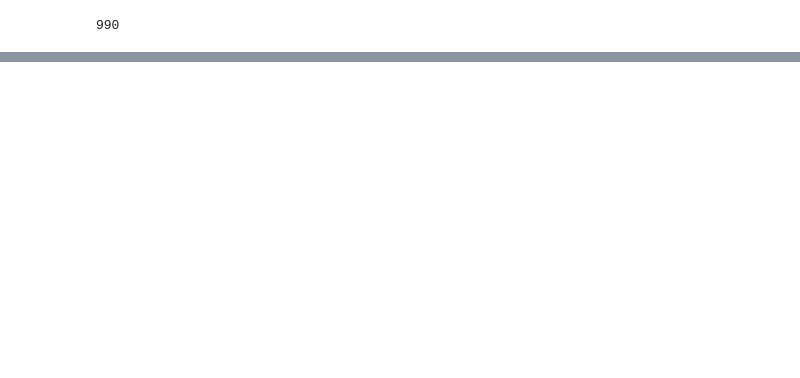
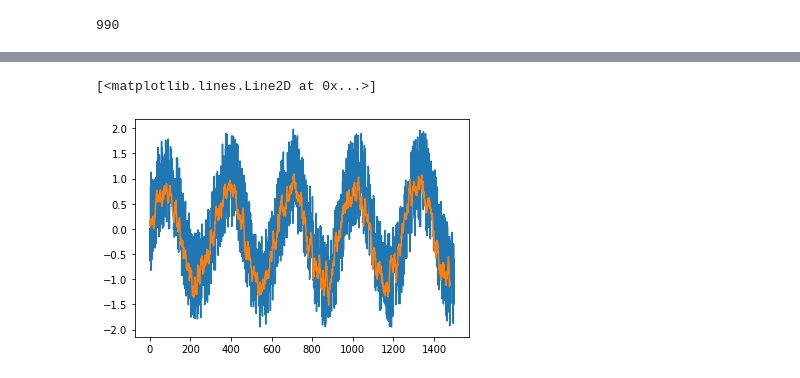
Before and after one commit to Prateek937/Summer, a Jupyter notebook: DL/RNN/RNN.ipynb, the cells around one changed output, grey strips where cells are left out. Saved outputs shown, nothing was run; the diff lists cells and outputs as text; code cells hidden in the pictures; blank space fills up the shorter version.

Commit message:
Simple RNN. Trained the model successfully. Normalized the data.

```diff
--- a/DL/RNN/RNN.ipynb
+++ b/DL/RNN/RNN.ipynb
@@ -44,7 +70,7 @@ Preparing the time series/ Sequence dataset for RNN model.
 # %%
 # Split training and testing data
-train = yTarget[0:1000]
-test = yTarget[1000:]
+train = yNormal[0:1000]
+test = yNormal[1000:]
 # %%
 train.shape
 # %% [output]
@@ -169,0 +217,15 @@ ValueError: in user code:
+# %%
+train_pred = model.predict(trainX)
+test_pred = model.predict(testX)
+# %%
+# convert to the original scale
+train_pred = normalizer.inverse_transform(train_pred)
+test_pred = normalizer.inverse_transform(test_pred)
+# %%
+predict = np.vstack((train_pred, test_pred))
+# %%
+plt.plot(yTarget)
+plt.plot(predict)
+# %% [output]
+[<matplotlib.lines.Line2D at 0x...>]
+[figure, added]
```
Also changed, not shown: parts of 22 cells of this notebook.
